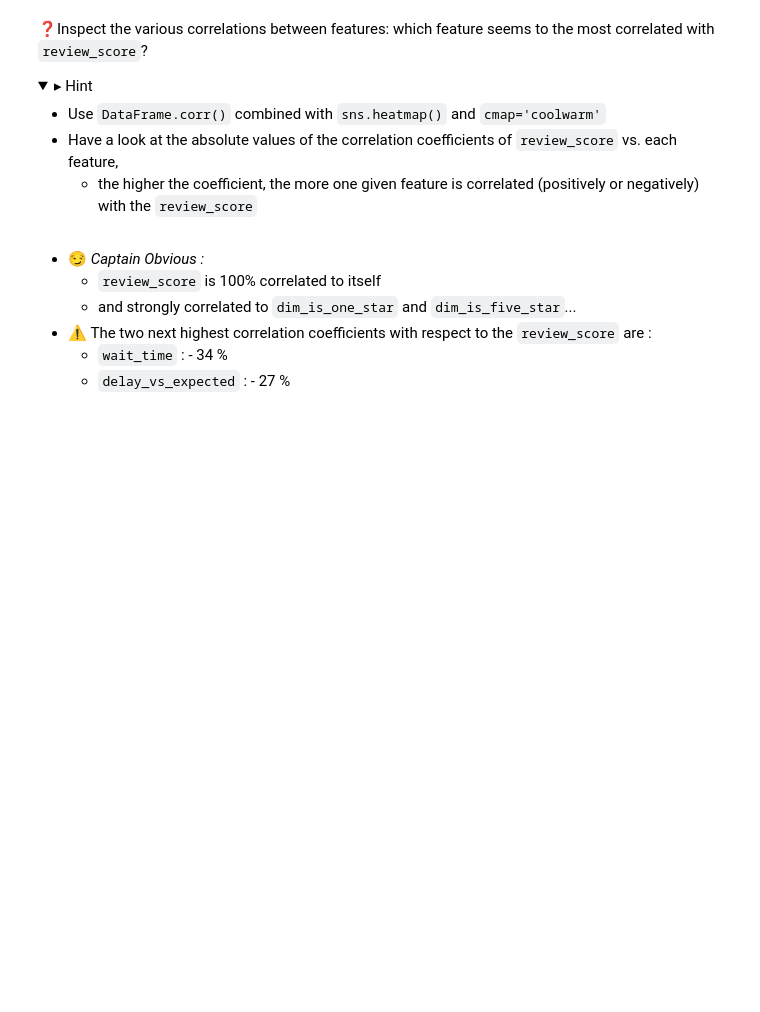
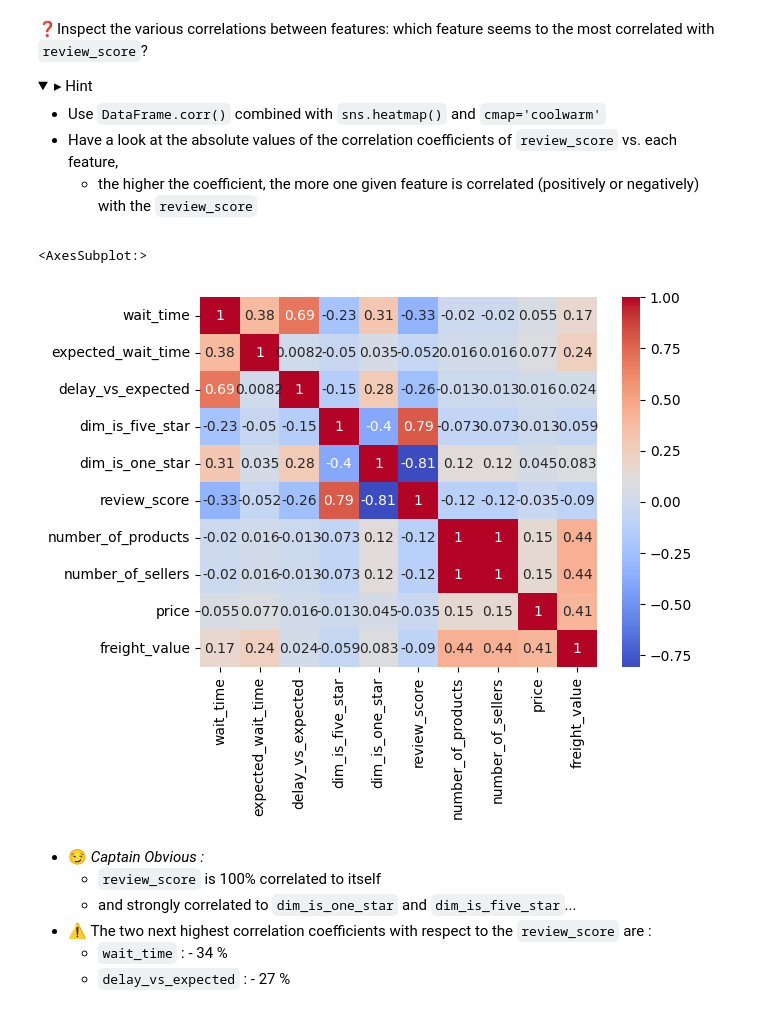
Before and after one commit to tanushrin/data-simple-analysis, a Jupyter notebook: simple_analysis.ipynb, the cells around one changed output. Cells and saved outputs as stored; diff of their text form; code cells hidden in the pictures; folded sections open; blank space fills up the shorter version.

```diff
--- a/simple_analysis.ipynb
+++ b/simple_analysis.ipynb
@@ -68,3 +106,10 @@ else:
+# %%
+# YOUR CODE HERE
+#plot the various correlations between features to see which features are strongly correlated with review_score
+sns.heatmap(orders.corr(), annot=True, cmap='coolwarm')
+# %% [output]
+<AxesSubplot:>
+[figure, added]
 # %% [markdown]
 * 😏 _Captain Obvious :_
     * `review_score` is 100% correlated to itself
```
Also changed, not shown: parts of 12 cells of this notebook.
